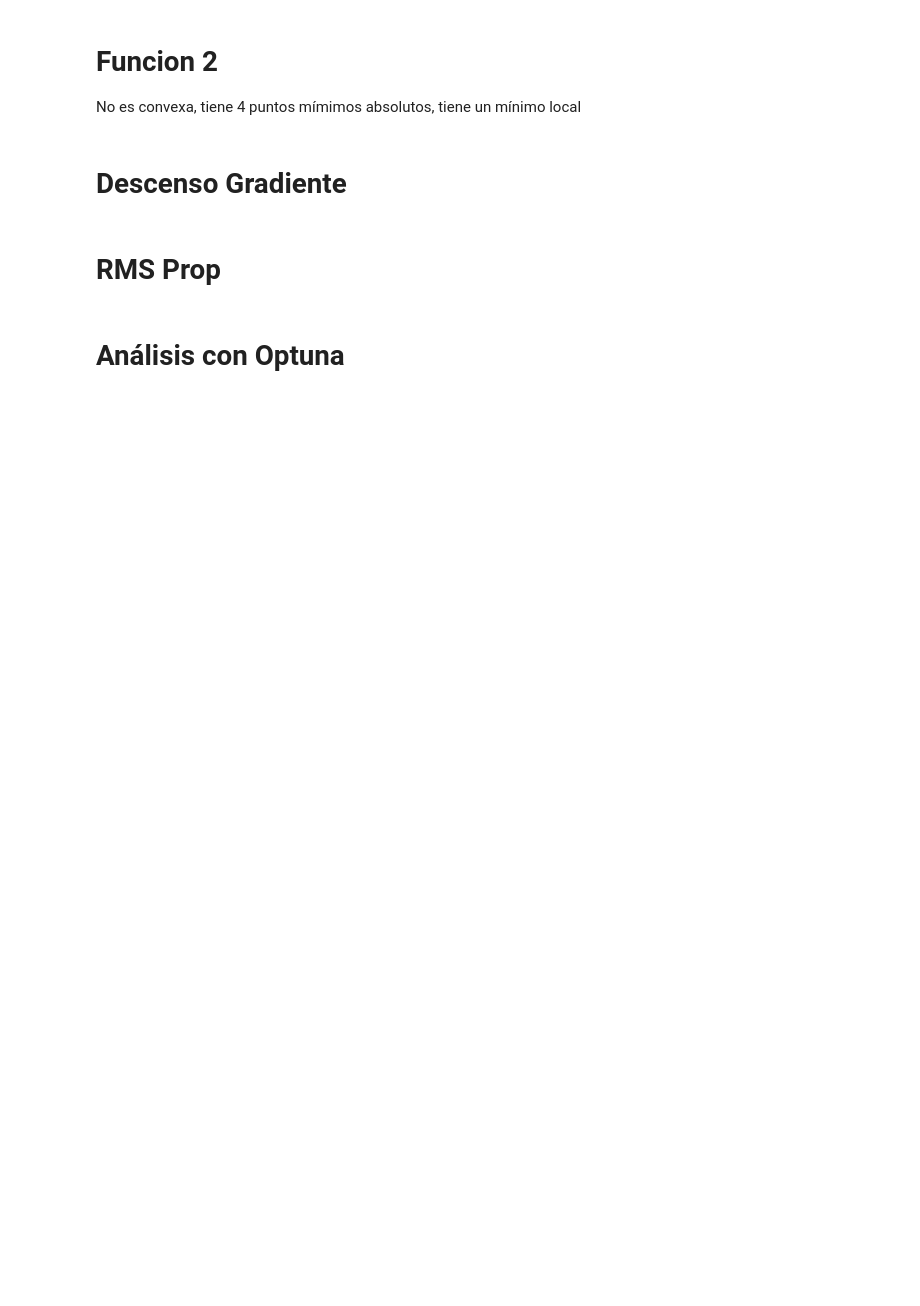
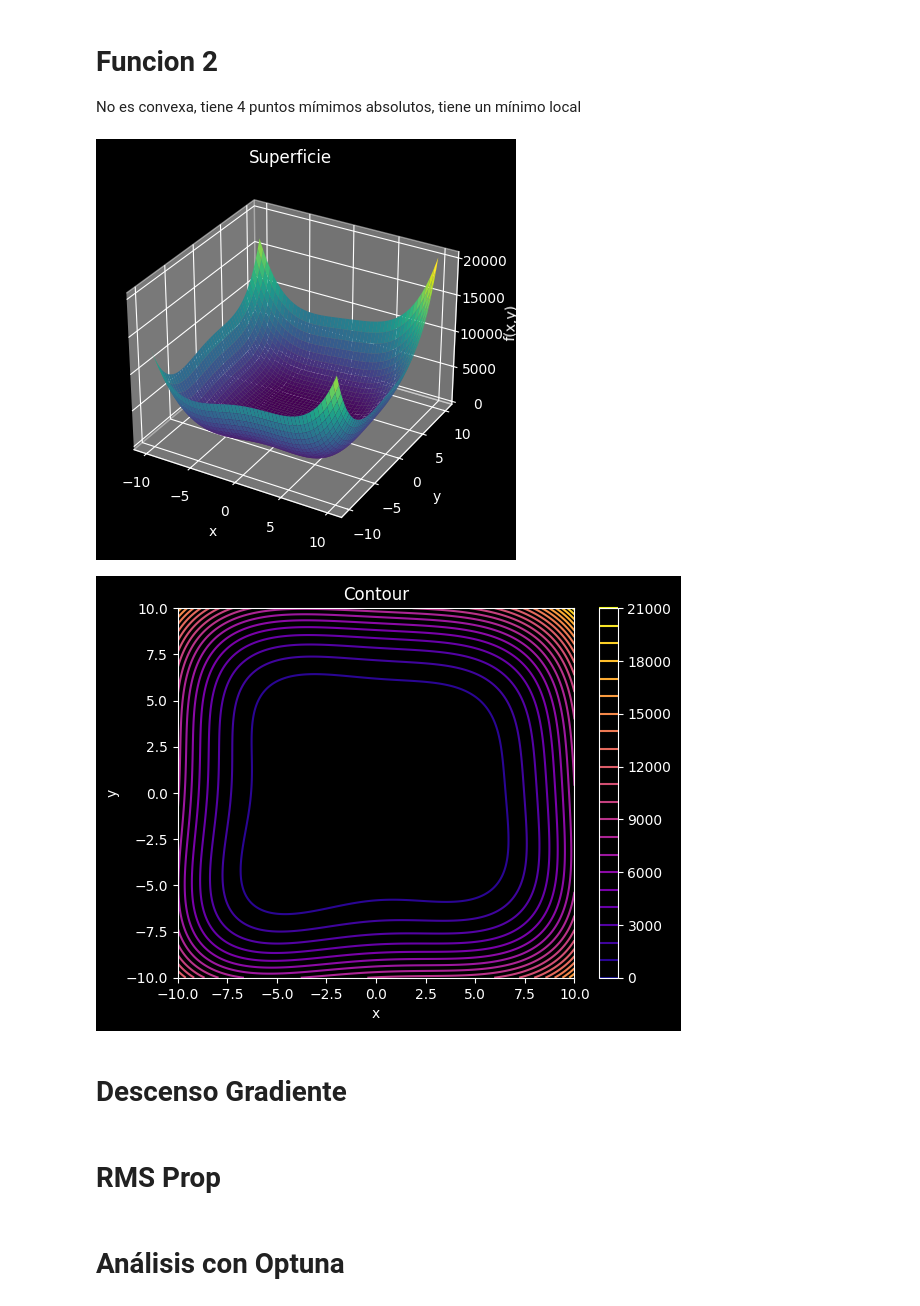
Before and after one commit to Luco1421/TPs_IA, a Jupyter notebook: TP1.ipynb, the cells around one changed output. Drawn from its saved outputs; the diff is of its cells as text; code cells hidden in the pictures; blank space fills up the shorter version.

```diff
--- a/TP1.ipynb
+++ b/TP1.ipynb
@@ -143,17 +163,20 @@ plot.show()
 No es convexa, tiene 4 puntos mímimos absolutos, tiene un mínimo local
 # %%
 def gradient2(x,y):
-    nx = 2*(2*x*((x**2)+y-11)+(x+(y**2)-7))
-    ny = 2*(((x**2)+y-11)+2*y*(x-(y**2)-7))
+    nx = 2*(x**2 + y - 11)*(2*x) + 2*(x + y**2 - 7)
+    ny = 2*(x**2 + y - 11) + 2*(x + y**2 - 7)*(2*y)
     return torch.tensor([nx, ny])
 
 def f2(x,y,lib):
-    return ((x * x) + y - 11) ** 2 + ((x + (y * y) - 7) ** 2)
+    return (x ** 2 + y - 11) ** 2 + ((x + y ** 2 - 7) ** 2)
 
 func2 = Function(f2,gradient2)
 plot.make_surface(func2)
 plot.make_contour(func2)
 plot.show()
+# %% [output]
+[figure, added]
+[figure, added]
 # %% [markdown]
 # Descenso Gradiente
 # %%
```
Also changed, not shown: parts of 12 cells of this notebook.
